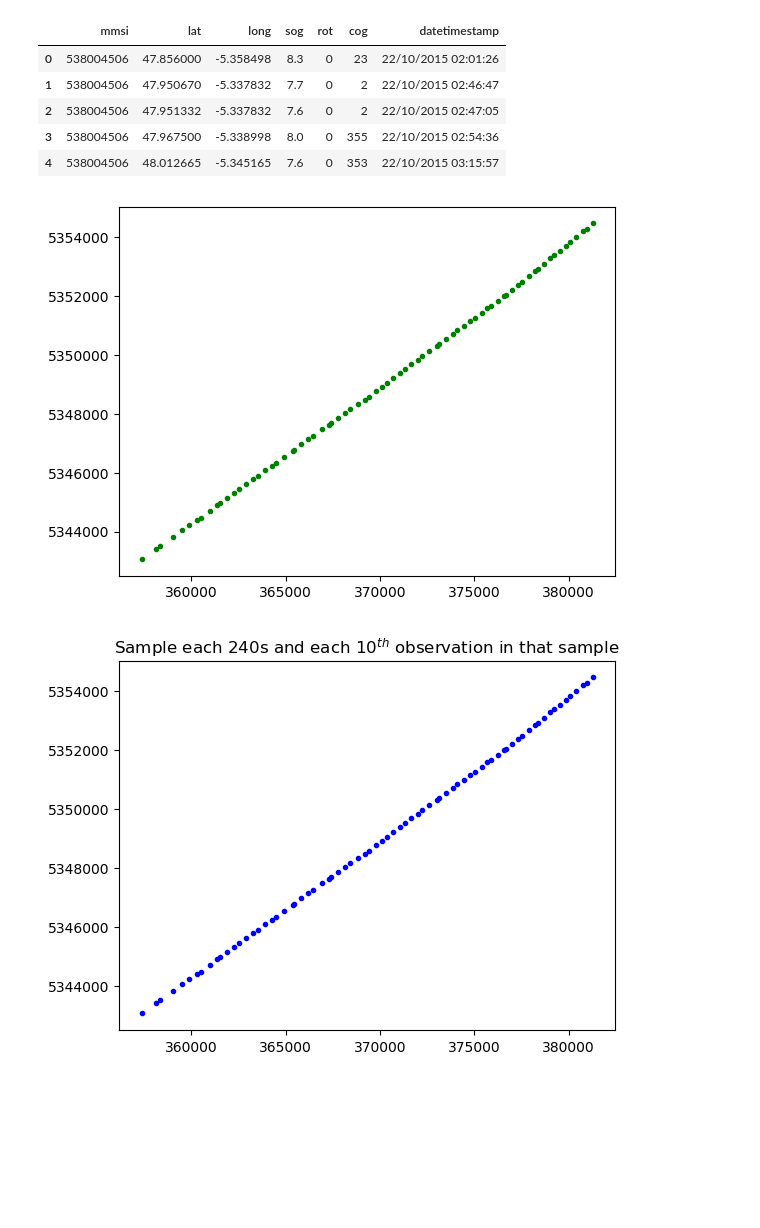
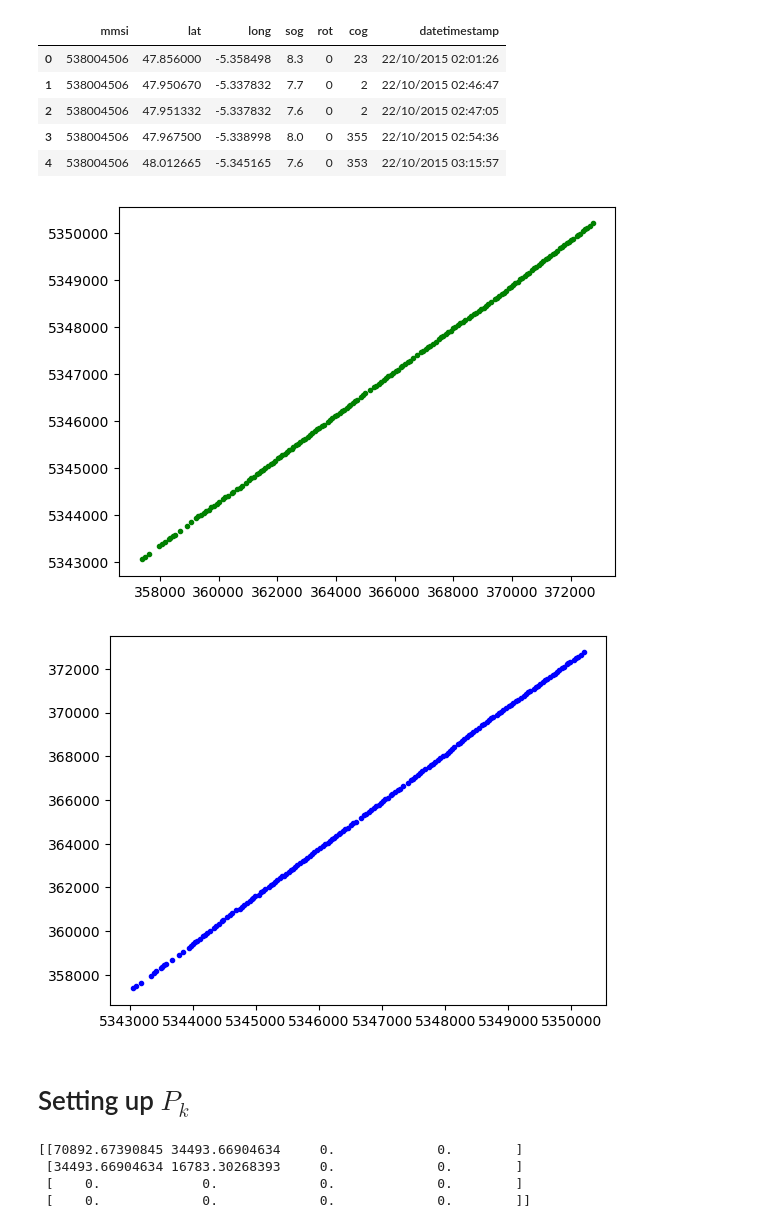
Before and after one commit to cnburger/AIS_KalmanFilter, a Jupyter notebook: Time Sampling.ipynb, the cells around one changed output. Drawn from its saved outputs; the diff is of its cells as text; code cells hidden in the pictures; blank space fills up the shorter version.

```diff
--- a/Time Sampling.ipynb
+++ b/Time Sampling.ipynb
@@ -85,7 +86,7 @@ print(len(pd_dataset))
 # Kalman -Conversions
 # %%
 def convert_cog(data_in):
-    return data_in*np.pi/180 #convert to radians
+    return (data_in)*np.pi/180 #convert to radians
 
 def convert_rot(data_in):
     return (data_in/60)*np.pi/180 #rad per second
@@ -122,6 +123,7 @@ def convert_dataset(data_in, time_interval_sub, each_obs_sub):
     # Caluclating the the cartesian coordinates
     X = []
     Y = []
+
     #initial cartesian
     init_utm = utm.from_latlon(df_sorted['lat'].values[0], df_sorted['long'].values[0])
     X.append(init_utm[0])   #adding X coordinate
@@ -358,21 +373,36 @@ pd_dataset.head()
 | 4 | 538004506 | 48.012665 | -5.345165 | 7.6 | 0 | 353 | 22/10/2015 03:15:57 |
 # %%
 lower = 10 #750
-upper = 580
+upper = 350
 
 myrange = np.arange(lower,upper,1)
 
-pd_dataset_new = convert_dataset(pd_dataset.iloc[myrange,:].reset_index(drop = True),240,9)
+pd_dataset_new = convert_dataset(pd_dataset.iloc[myrange,:].reset_index(drop = True),240,2)
 
 plt.plot(pd_dataset_new['lat'],pd_dataset_new['long'], 'g.')
 plt.show()
+
+df_sampled = pd_dataset_new
+plt.plot(df_sampled['long'],df_sampled['lat'],'b.')
+plt.show()
 # %% [output]
-[figure, old version]
+[figure, new version]
+[figure, added]
-# %%
-#df_sampled = subsample_obs_time(pd_dataset, 600, 6)
-df_sampled = pd_dataset_new
-plt.plot(df_sampled['lat'], df_sampled['long'], 'b.')
-plt.title("Sample each 240s and each $10^{th}$ observation in that sample")
-plt.show()
-# %% [output]
-[figure, removed]
+# %% [markdown]
+# Setting up $P_k$
+# %%
+var_X = np.sqrt(np.var(df_sampled['lat'][0:5]))
+var_Y = np.sqrt(np.var(df_sampled['long'][0:5]))
+
+var_spdX = np.sqrt(np.var(SpdX[0:100]))
+var_spdY = np.sqrt(np.var(SpdY[0:10]))
+
+
+P_k = np.array([[var_X],[var_Y],[var_spdX],[var_spdY]]).dot(np.transpose(
+      np.array([[var_X],[var_Y],[var_spdX],[var_spdY]])))
+print(P_k)
+# %% [output]
+[[70892.67390845 34493.66904634     0.             0.        ]
+ [34493.66904634 16783.30268393     0.             0.        ]
+ [    0.             0.             0.             0.        ]
+ [    0.             0.             0.             0.        ]]
```
Also changed, not shown: parts of 12 cells of this notebook.
